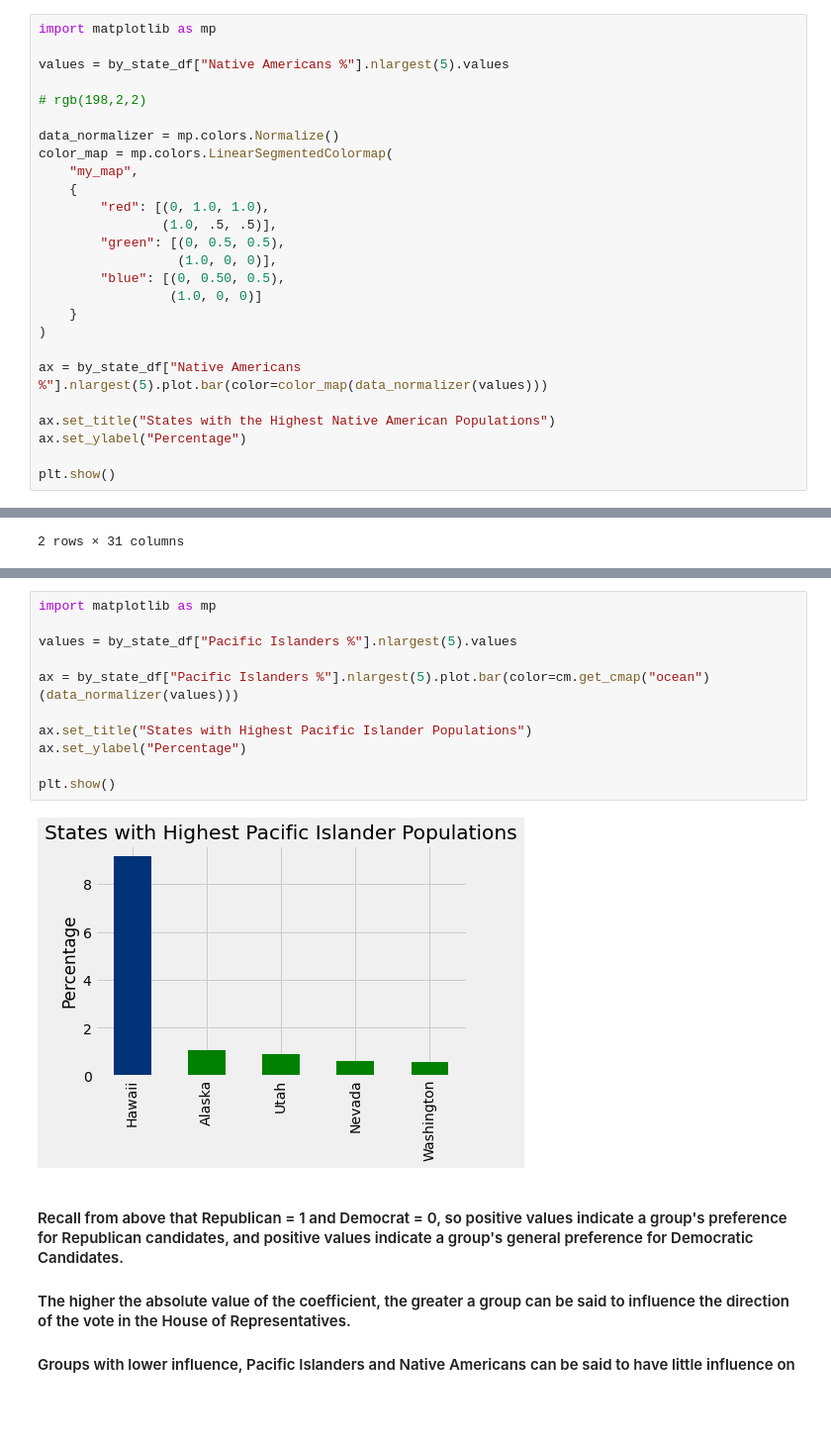
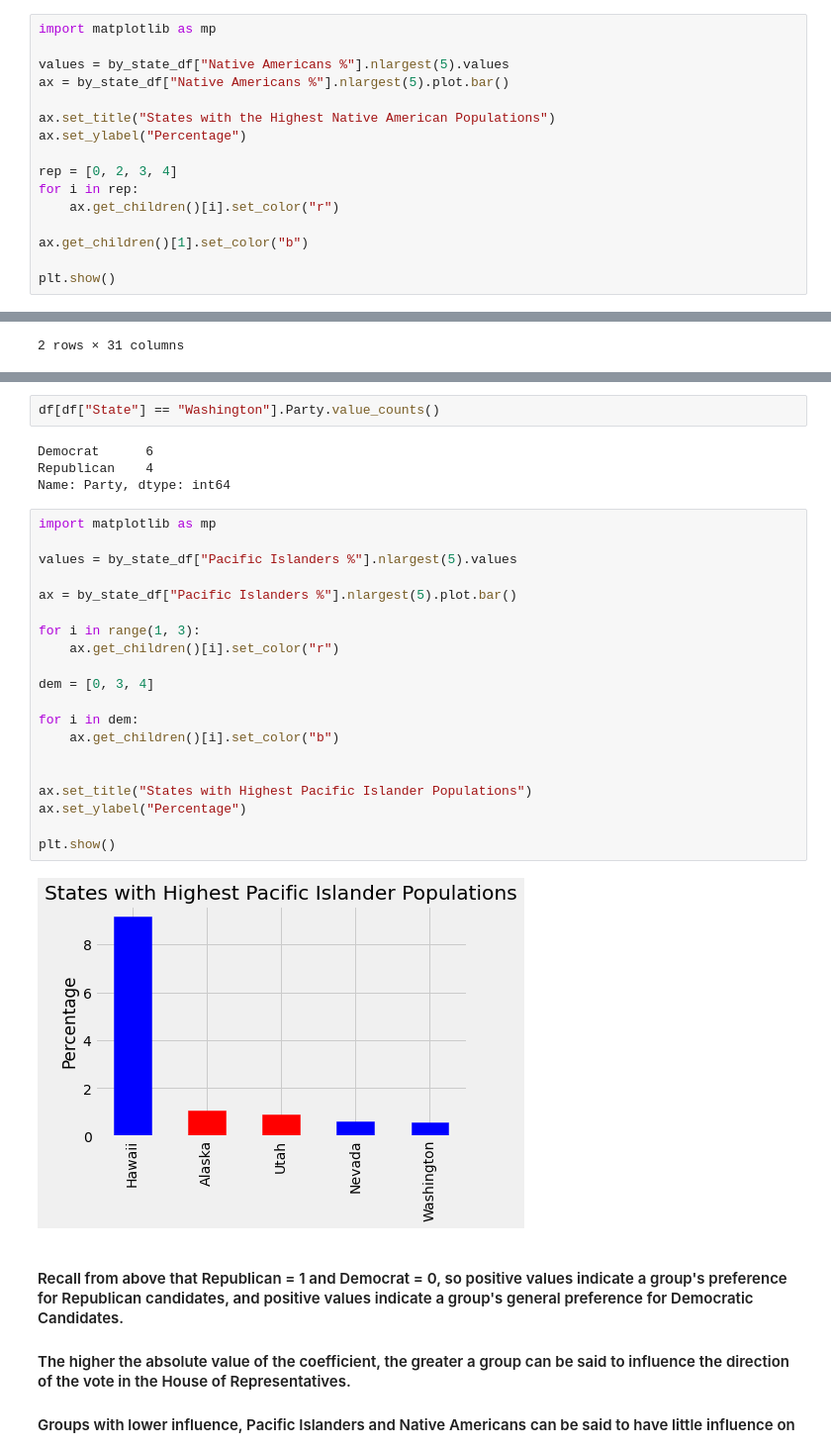
Before and after one commit to samuelswank/2016-House-Election, a Jupyter notebook: predictiveModeling.ipynb, the cells around one changed output, grey strips where cells are left out. Shown at 99% size. Saved outputs shown, nothing was run; the diff lists cells and outputs as text; blank space fills up the shorter version.

```diff
--- a/predictiveModeling.ipynb
+++ b/predictiveModeling.ipynb
@@ -890,26 +890,16 @@ Name: Native Americans %, dtype: float64
 import matplotlib as mp
 
 values = by_state_df["Native Americans %"].nlargest(5).values
-
-# rgb(198,2,2)
-
-data_normalizer = mp.colors.Normalize()
-color_map = mp.colors.LinearSegmentedColormap(
-    "my_map",
-    {
-        "red": [(0, 1.0, 1.0),
-                (1.0, .5, .5)],
-        "green": [(0, 0.5, 0.5),
-                  (1.0, 0, 0)],
-        "blue": [(0, 0.50, 0.5),
-                 (1.0, 0, 0)]
-    }
-)
-
-ax = by_state_df["Native Americans %"].nlargest(5).plot.bar(color=color_map(data_normalizer(values)))
+ax = by_state_df["Native Americans %"].nlargest(5).plot.bar()
 
 ax.set_title("States with the Highest Native American Populations")
 ax.set_ylabel("Percentage")
 
+rep = [0, 2, 3, 4]
+for i in rep:
+    ax.get_children()[i].set_color("r")
+
+ax.get_children()[1].set_color("b")
+
 plt.show()
 # %% [output]
@@ -1003,16 +969,31 @@ print(bottom)
+# %%
+df[df["State"] == "Washington"].Party.value_counts()
+# %% [output]
+Democrat      6
+Republican    4
+Name: Party, dtype: int64
 # %%
 import matplotlib as mp
 
 values = by_state_df["Pacific Islanders %"].nlargest(5).values
 
-ax = by_state_df["Pacific Islanders %"].nlargest(5).plot.bar(color=cm.get_cmap("ocean")(data_normalizer(values)))
+ax = by_state_df["Pacific Islanders %"].nlargest(5).plot.bar()
+
+for i in range(1, 3):
+    ax.get_children()[i].set_color("r")
+
+dem = [0, 3, 4]
+
+for i in dem:
+    ax.get_children()[i].set_color("b")
+
 
 ax.set_title("States with Highest Pacific Islander Populations")
 ax.set_ylabel("Percentage")
 
 plt.show()
 # %% [output]
-[figure, old version]
+[figure, new version]
 # %% [markdown]
 #### Recall from above that Republican = 1 and Democrat = 0, so positive values indicate a group's preference for Republican candidates, and positive values indicate  a group's general preference for Democratic Candidates.
 
```
Also changed, not shown: parts of 6 cells of this notebook.
